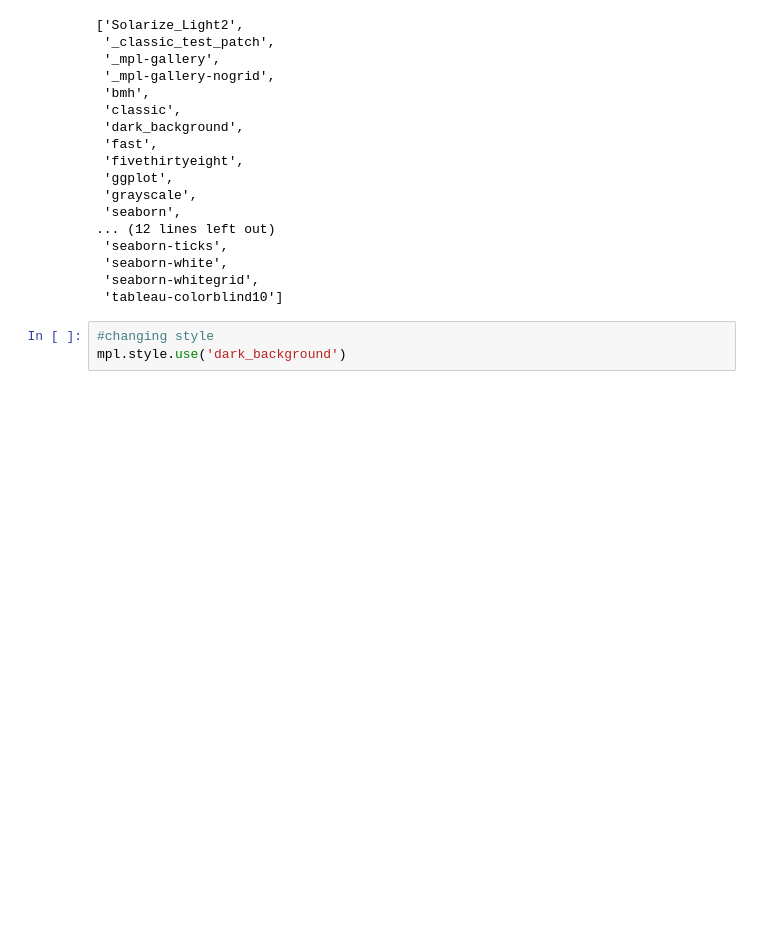
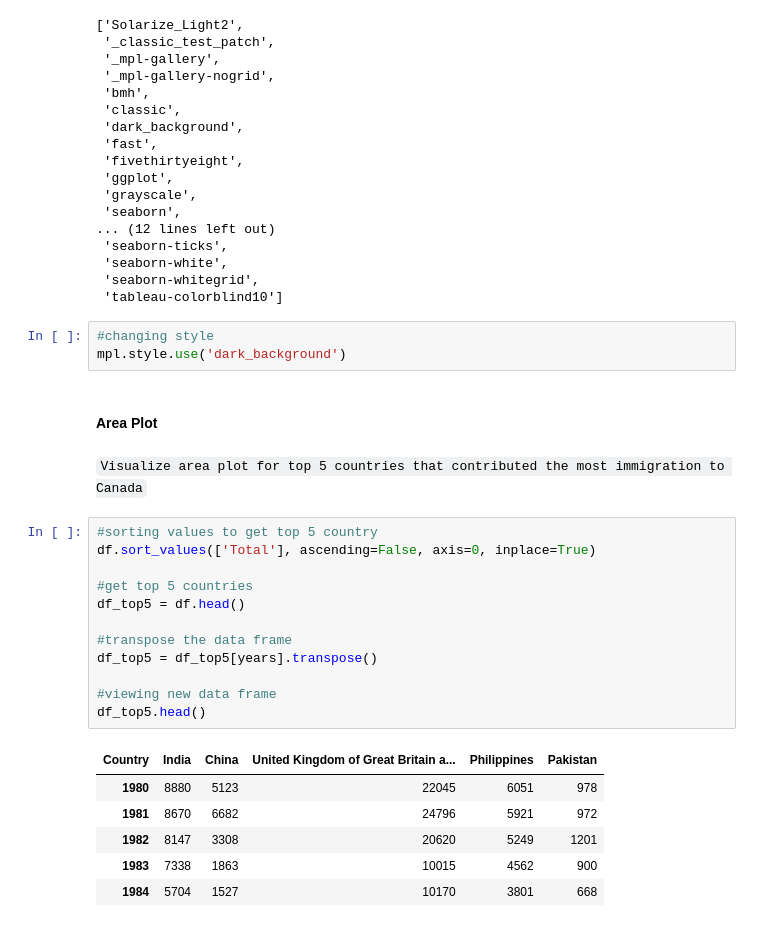
Before and after one commit to Mohwit/Data-Visualization, a Jupyter notebook: AreaPlot_Histogram_BarChart.ipynb, the cells around one changed output. Drawn from its saved outputs; the diff is of its cells as text; blank space fills up the shorter version.

````diff
--- a/AreaPlot_Histogram_BarChart.ipynb
+++ b/AreaPlot_Histogram_BarChart.ipynb
@@ -197,3 +197,26 @@ mpl.style.available
 # %%
 #changing style
 mpl.style.use('dark_background')
+# %% [markdown]
+#### Area Plot
+# %% [markdown]
+```Visualize area plot for top 5 countries that contributed the most immigration to Canada```
+# %%
+#sorting values to get top 5 country
+df.sort_values(['Total'], ascending=False, axis=0, inplace=True)
+
+#get top 5 countries
+df_top5 = df.head()
+
+#transpose the data frame
+df_top5 = df_top5[years].transpose()
+
+#viewing new data frame
+df_top5.head()
+# %% [output]
+| Country | India | China | United Kingdom of Great Britain a... | Philippines | Pakistan |
+| 1980 | 8880 | 5123 | 22045 | 6051 | 978 |
+| 1981 | 8670 | 6682 | 24796 | 5921 | 972 |
+| 1982 | 8147 | 3308 | 20620 | 5249 | 1201 |
+| 1983 | 7338 | 1863 | 10015 | 4562 | 900 |
+| 1984 | 5704 | 1527 | 10170 | 3801 | 668 |
````
Also changed, not shown: parts of 7 cells of this notebook.
